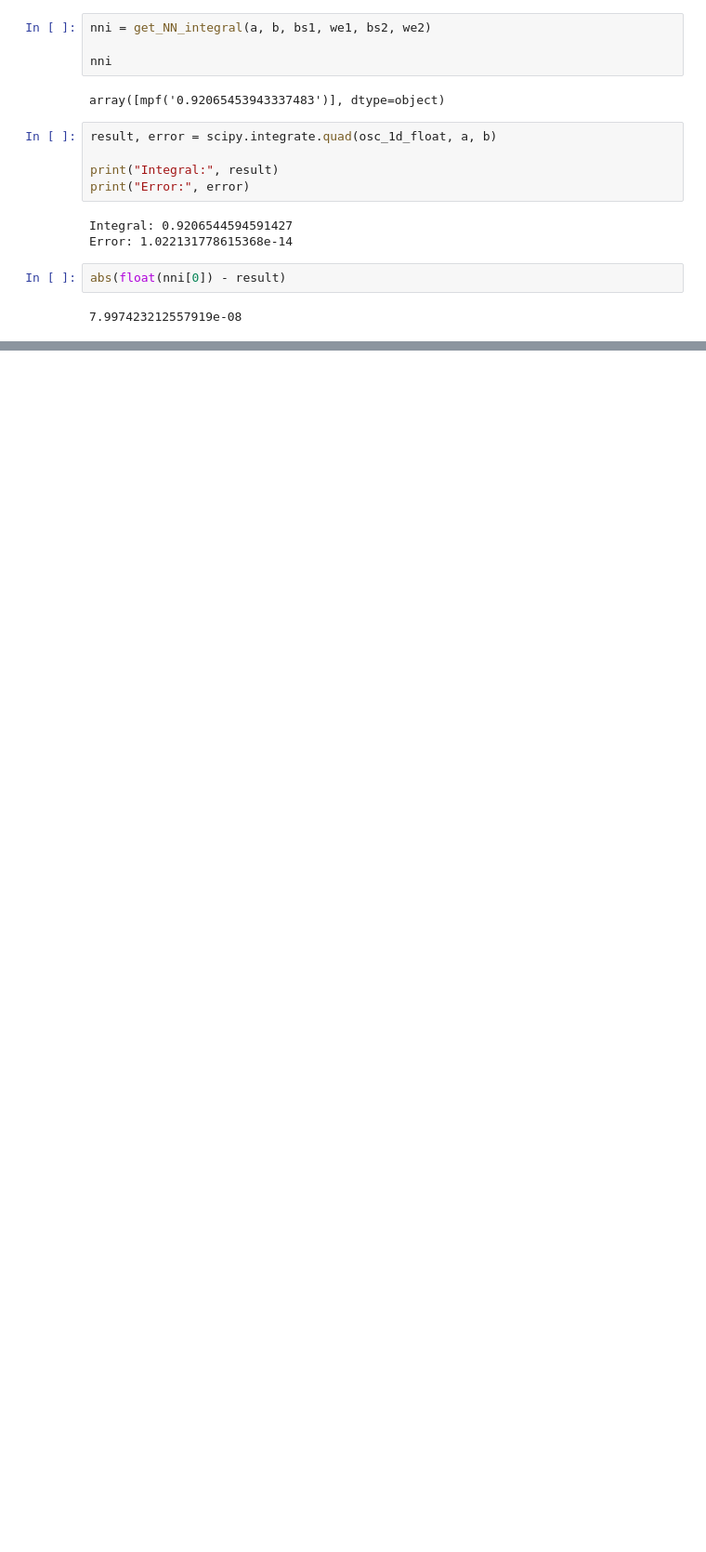
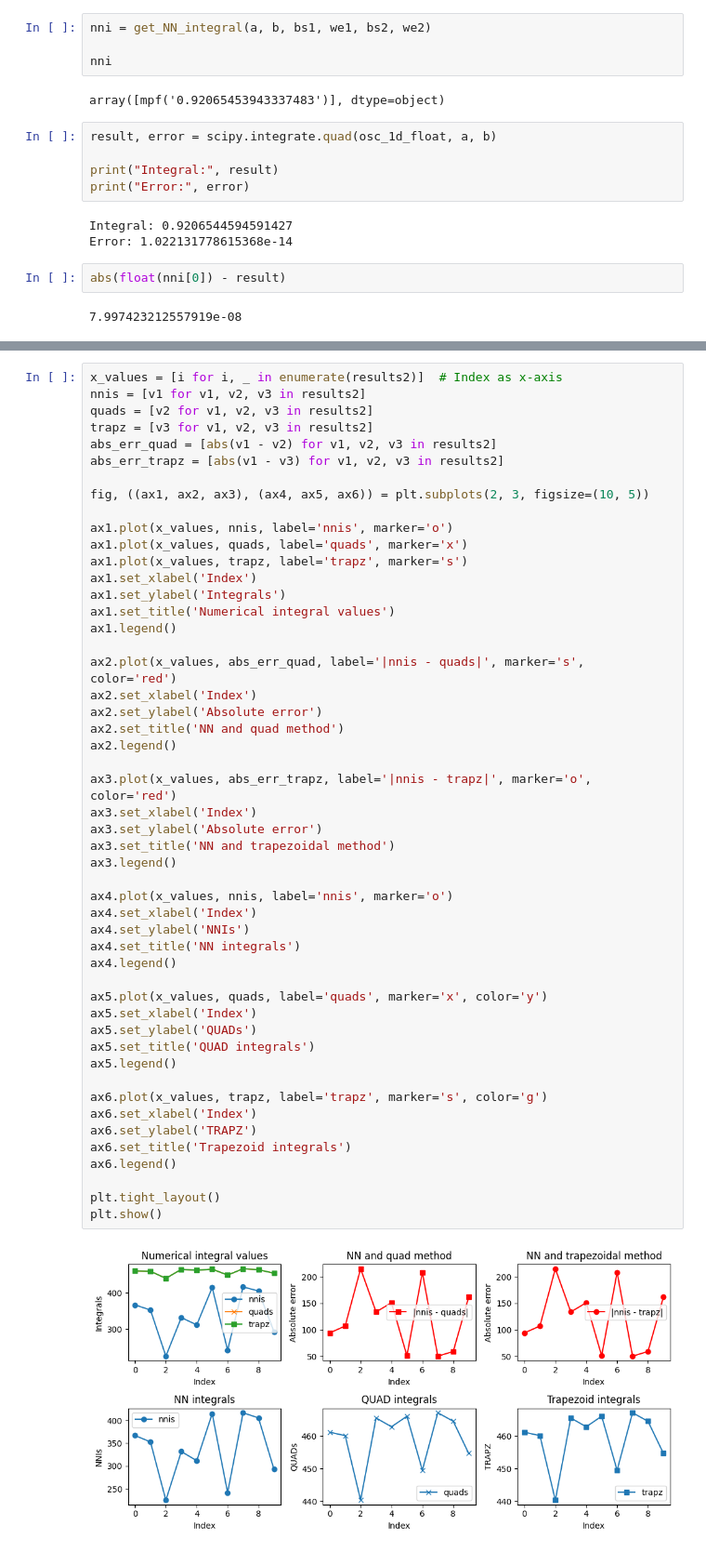
Before and after one commit to GrindelfP/project-skuld, a Jupyter notebook: cat/nn-python/main-notebooks/test-functions-nni1.ipynb, the cells around one changed output, grey strips where cells are left out. Shown at 93% size. Saved outputs shown, nothing was run; the diff lists cells and outputs as text; blank space fills up the shorter version.

```diff
--- a/cat/nn-python/main-notebooks/test-functions-nni1.ipynb
+++ b/cat/nn-python/main-notebooks/test-functions-nni1.ipynb
@@ -452,0 +560,52 @@ plt.show()
+# %%
+x_values = [i for i, _ in enumerate(results2)]  # Index as x-axis
+nnis = [v1 for v1, v2, v3 in results2]
+quads = [v2 for v1, v2, v3 in results2]
+trapz = [v3 for v1, v2, v3 in results2]
+abs_err_quad = [abs(v1 - v2) for v1, v2, v3 in results2]
+abs_err_trapz = [abs(v1 - v3) for v1, v2, v3 in results2]
+
+fig, ((ax1, ax2, ax3), (ax4, ax5, ax6)) = plt.subplots(2, 3, figsize=(10, 5))
+
+ax1.plot(x_values, nnis, label='nnis', marker='o')
+ax1.plot(x_values, quads, label='quads', marker='x')
+ax1.plot(x_values, trapz, label='trapz', marker='s')
+ax1.set_xlabel('Index')
+ax1.set_ylabel('Integrals')
+ax1.set_title('Numerical integral values')
+ax1.legend()
+
+ax2.plot(x_values, abs_err_quad, label='|nnis - quads|', marker='s', color='red')
+ax2.set_xlabel('Index')
+ax2.set_ylabel('Absolute error')
+ax2.set_title('NN and quad method')
+ax2.legend()
+
+ax3.plot(x_values, abs_err_trapz, label='|nnis - trapz|', marker='o', color='red')
+ax3.set_xlabel('Index')
+ax3.set_ylabel('Absolute error')
+ax3.set_title('NN and trapezoidal method')
+ax3.legend()
+
+ax4.plot(x_values, nnis, label='nnis', marker='o')
+ax4.set_xlabel('Index')
+ax4.set_ylabel('NNIs')
+ax4.set_title('NN integrals')
+ax4.legend()
+
+ax5.plot(x_values, quads, label='quads', marker='x', color='y')
+ax5.set_xlabel('Index')
+ax5.set_ylabel('QUADs')
+ax5.set_title('QUAD integrals')
+ax5.legend()
+
+ax6.plot(x_values, trapz, label='trapz', marker='s', color='g')
+ax6.set_xlabel('Index')
+ax6.set_ylabel('TRAPZ')
+ax6.set_title('Trapezoid integrals')
+ax6.legend()
+
+plt.tight_layout()
+plt.show()
+# %% [output]
+[figure, added]
```
Also changed, not shown: parts of 9 cells of this notebook.
